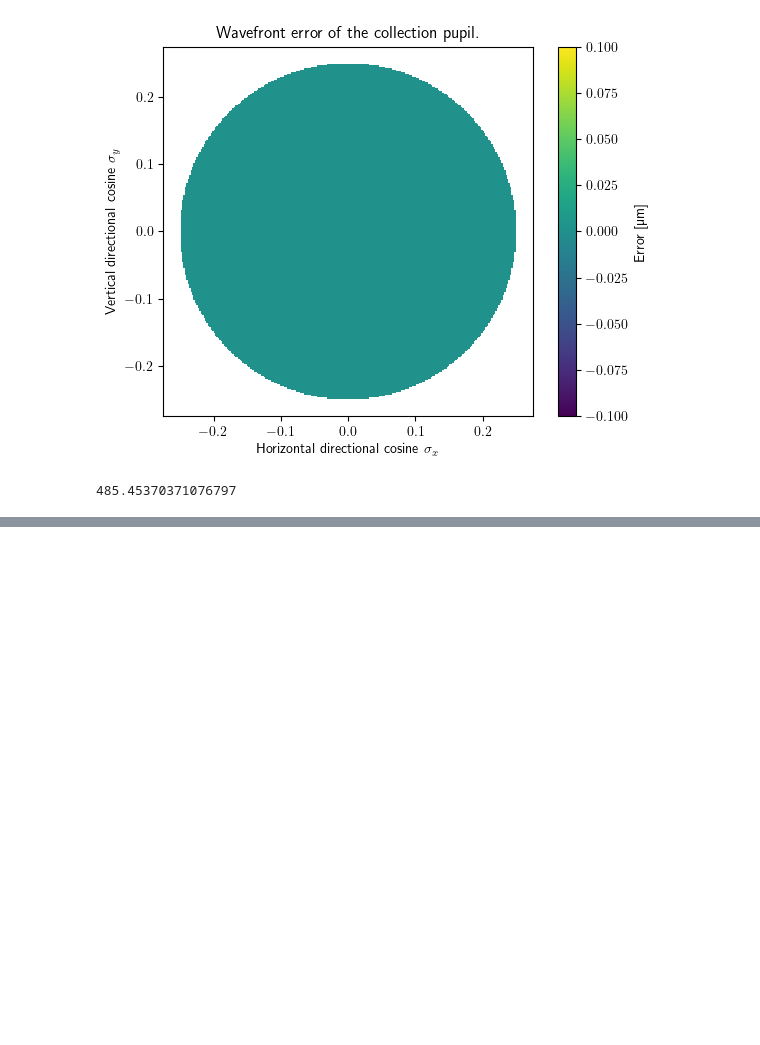
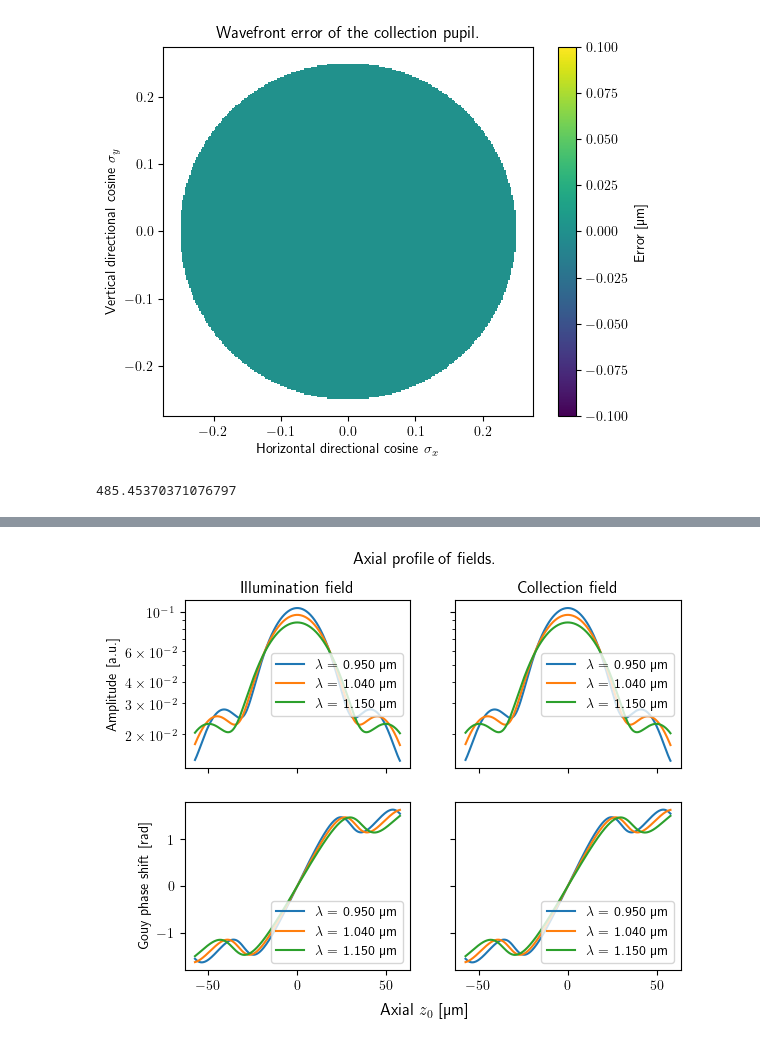
Before and after one commit to ComputationalOpticsGroup/COG-OCTPSF-simulator, a Jupyter notebook: demo_CTF.ipynb, the cells around one changed output, grey strips where cells are left out. Saved outputs shown, nothing was run; the diff lists cells and outputs as text; code cells hidden in the pictures; blank space fills up the shorter version.

```diff
--- a/demo_CTF.ipynb
+++ b/demo_CTF.ipynb
@@ -254,14 +305,14 @@ plot_wavefronterror(
 # %%
 
 # Spatial coordinate
-match IMG_MODE:
-    case 'SCFF':
+match img_mode:
+    case IMG_MODE.SCFF:
         νx_num = νpx_num
         νy_num = νpx_num
-    case 'PSFD':
+    case IMG_MODE.PSFD:
         νx_num = νpx_num * 2 - 1  # Doubled to take into account convolution
         νy_num = νpx_num * 2 - 1  # Doubled to take into account convolution
-    case 'LF':
+    case IMG_MODE.LF:
         νx_num = νpx_num * 2 - 1  # Doubled to take into account convolution
         νy_num = νpx_num
 y = sp.fft.fftshift(sp.fft.fftfreq(νy_num, (νpy[1, 0] - νpy[0, 0])))
@@ -539,0 +421,62 @@ Text(0.5, 1.0, 'Z-slice PSF\nWavelength: 1.040 nm, $z_0$ = 0.0 µm')
+# %%
+# %%
+
+# Phase shift along the axial coordinate
+if TRANSMISSION:
+    a = np.exp(1.0j * kb[None, :] * z[:, None])
+    b = np.exp(-1.0j * kb[None, :] * z[:, None])
+else:
+    a = np.exp(1.0j * kb[None, :] * z[:, None])
+    b = np.exp(1.0j * kb[None, :] * z[:, None])
+# %%
+# %%
+
+# Plot Gouy phase shift
+
+# Remove the propagation phase shift
+gouy_phase_shift_ill = np.unwrap(
+    np.angle(f_zp_ill * a)[np.argsort(z)],
+    axis=0
+)
+gouy_phase_shift_col = np.unwrap(
+    np.angle(f_zp_col * b)[np.argsort(z)],
+    axis=0
+)
+
+gouy_phase_shift_ill -= center_of_range(gouy_phase_shift_ill, axis=0)[None, :]
+gouy_phase_shift_col -= center_of_range(gouy_phase_shift_col, axis=0)[None, :]
+
+fig, axs = plt.subplots(2, 2, sharex='all', sharey='row')
+
+fig.suptitle("Axial profile of fields.")
+fig.supxlabel(AXIAL_LABEL)
+
+axs[0, 0].set_title("Illumination field")
+axs[0, 0].set_ylabel("Amplitude " + ("[µm$^{-1}$]" if NORMALIZE and img_mode == IMG_MODE.PSFD else "[a.u.]"))
+axs[1, 0].set_ylabel("Gouy phase shift [rad]")
+axs[0, 1].set_title("Collection field")
+if NORMALIZE and img_mode != IMG_MODE.PSFD:
+    axs[0, 1].set_ylabel("Amplitude [µm$^{-1}$]")
+
+for ki, λi in enumerate(λ):
+    axs[0, 0].semilogy(np.sort(z), np.abs(f_zp_ill[np.argsort(z), ki]),
+                       label=WAVELENGTH_LEGEND.format(λi))
+    axs[1, 0].plot(
+        np.sort(z),
+        gouy_phase_shift_ill[:, ki],
+        label=WAVELENGTH_LEGEND.format(λi)
+    )
+
+    axs[0, 1].semilogy(np.sort(z), np.abs(f_zp_col[np.argsort(z), ki]),
+                       label=WAVELENGTH_LEGEND.format(λi))
+    axs[1, 1].plot(
+        np.sort(z),
+        gouy_phase_shift_col[:, ki],
+        label=WAVELENGTH_LEGEND.format(λi)
+    )
+for ax in axs.ravel():
+    ax.legend()
+
+plt.show()
+# %% [output]
+[figure, added]
```
Also changed, not shown: parts of 53 cells of this notebook, 9 other files.
